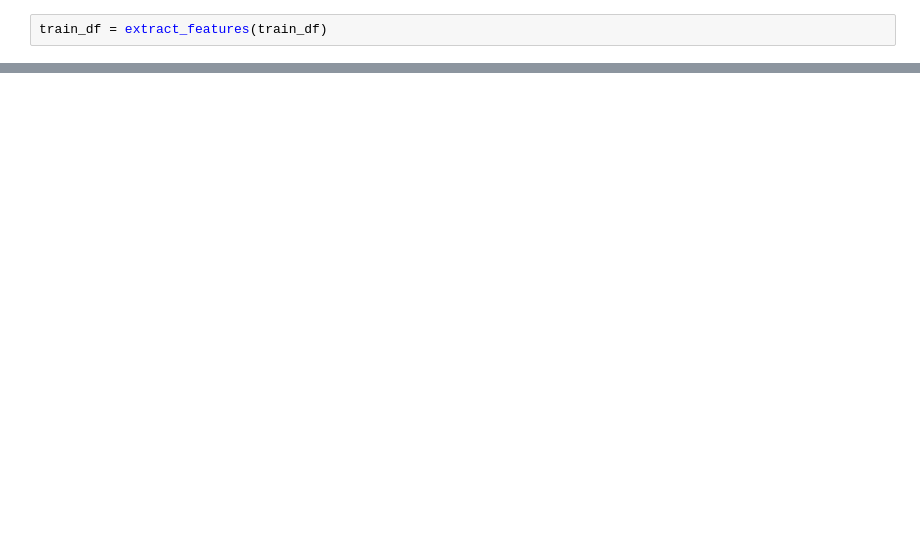
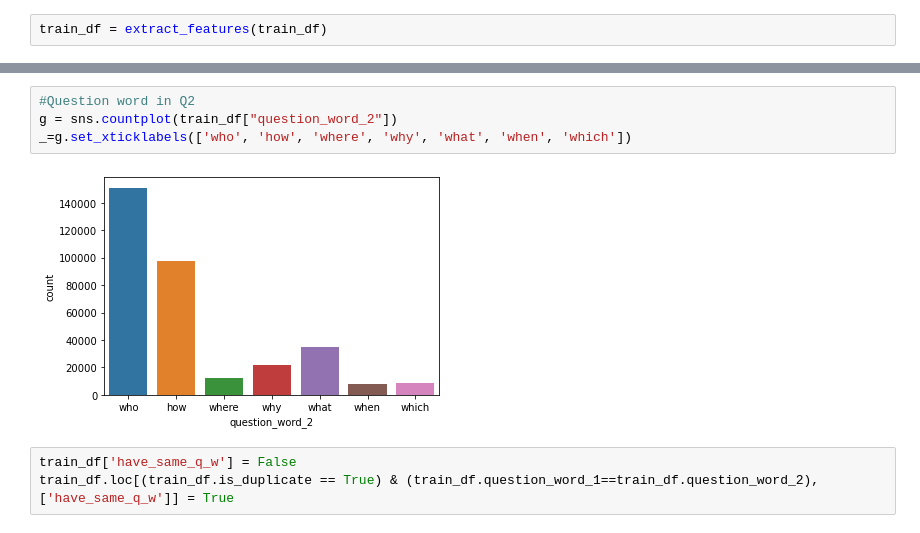
Before and after one commit to malazbw/Kaggle-Notebooks, a Jupyter notebook: Quora Question Pairs/EDA.ipynb, the cells around one changed output, grey strips where cells are left out. Cells and saved outputs as stored; diff of their text form; blank space fills up the shorter version.

```diff
--- a/Quora Question Pairs/EDA.ipynb
+++ b/Quora Question Pairs/EDA.ipynb
@@ -335,0 +353,9 @@ train_df.head()
+# %%
+#Question word in Q2
+g = sns.countplot(train_df["question_word_2"])
+_=g.set_xticklabels(['who', 'how', 'where', 'why', 'what', 'when', 'which'])
+# %% [output]
+[figure, added]
+# %%
+train_df['have_same_q_w'] = False
+train_df.loc[(train_df.is_duplicate == True) & (train_df.question_word_1==train_df.question_word_2),['have_same_q_w']] = True
```
Also changed, not shown: parts of 17 cells of this notebook.
